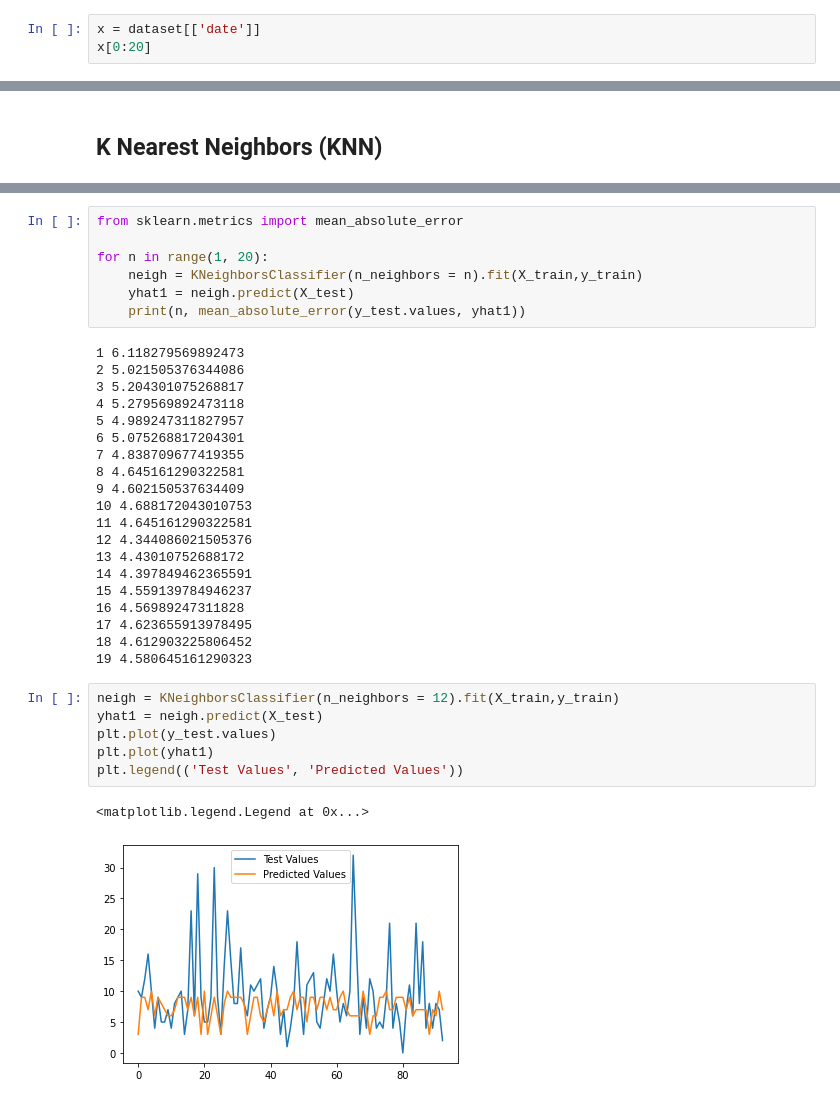
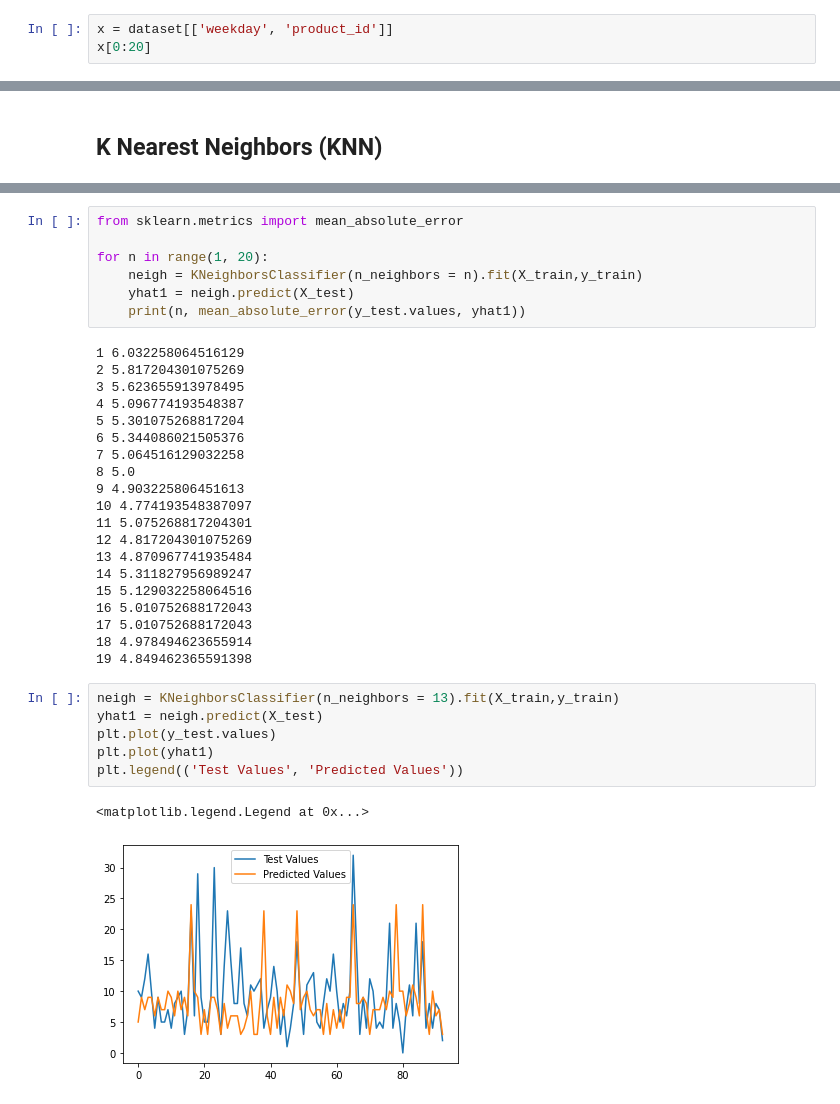
Before and after one commit to michalmullen/machine-learning, a Jupyter notebook: notebooks/coffeeShopAD.ipynb, the cells around one changed output, grey strips where cells are left out. Cells and saved outputs as stored; diff of their text form.

```diff
--- a/notebooks/coffeeShopAD.ipynb
+++ b/notebooks/coffeeShopAD.ipynb
@@ -98,6 +98,6 @@ for i in range(69, 74):
 # %% [markdown]
 ## Feature selection/extraction
 # %%
-x = dataset[['date']]
+x = dataset[['weekday', 'product_id']]
 x[0:20]
 # %% [output]
@@ -204,31 +204,31 @@ for n in range(1, 20):
     yhat1 = neigh.predict(X_test)
     print(n, mean_absolute_error(y_test.values, yhat1))
 # %% [output]
-1 6.118279569892473
-2 5.021505376344086
-3 5.204301075268817
-4 5.279569892473118
-5 4.989247311827957
-6 5.075268817204301
-7 4.838709677419355
-8 4.645161290322581
-9 4.602150537634409
-10 4.688172043010753
-11 4.645161290322581
-12 4.344086021505376
-13 4.43010752688172
-14 4.397849462365591
-15 4.559139784946237
-16 4.56989247311828
-17 4.623655913978495
-18 4.612903225806452
-19 4.580645161290323
+1 6.032258064516129
+2 5.817204301075269
+3 5.623655913978495
+4 5.096774193548387
+5 5.301075268817204
+6 5.344086021505376
+7 5.064516129032258
+8 5.0
+9 4.903225806451613
+10 4.774193548387097
+11 5.075268817204301
+12 4.817204301075269
+13 4.870967741935484
+14 5.311827956989247
+15 5.129032258064516
+16 5.010752688172043
+17 5.010752688172043
+18 4.978494623655914
+19 4.849462365591398
 # %%
-neigh = KNeighborsClassifier(n_neighbors = 12).fit(X_train,y_train)
+neigh = KNeighborsClassifier(n_neighbors = 13).fit(X_train,y_train)
 yhat1 = neigh.predict(X_test)
 plt.plot(y_test.values)
 plt.plot(yhat1)
 plt.legend(('Test Values', 'Predicted Values'))
 # %% [output]
 <matplotlib.legend.Legend at 0x...>
-[figure, old version]
+[figure, new version]
```
Also changed, not shown: parts of 4 cells of this notebook.
